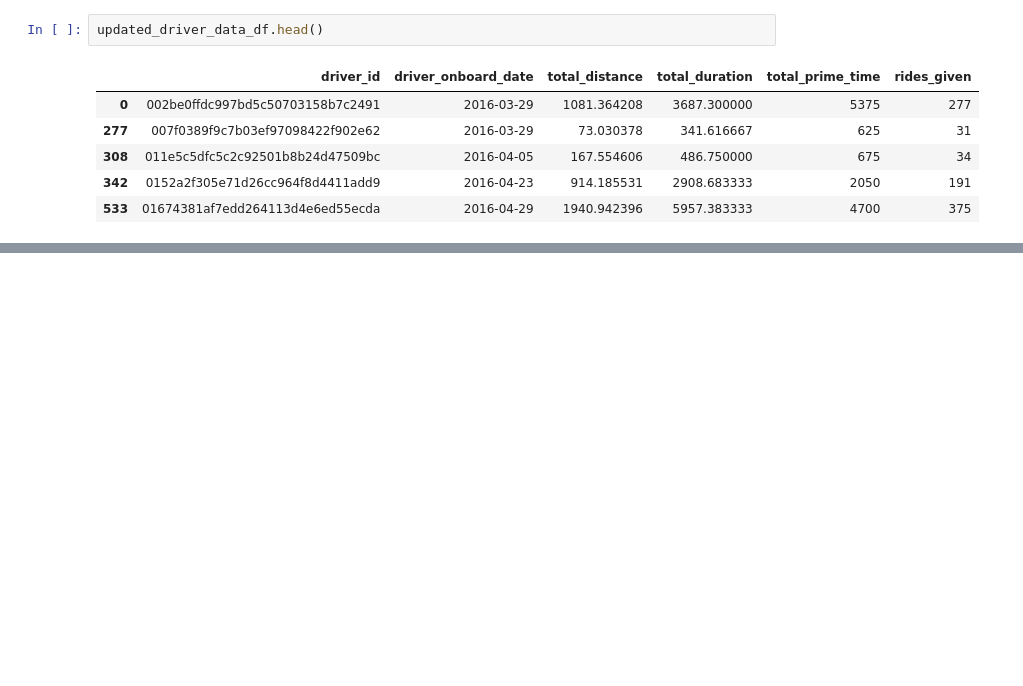
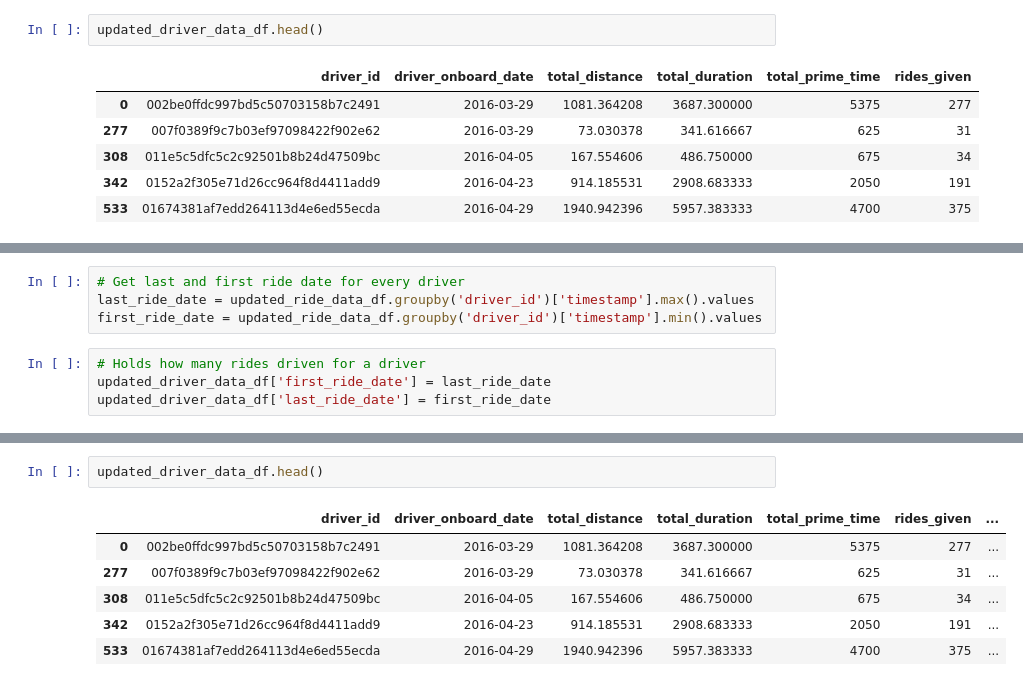
Before and after one commit to AugmentedMode/Lyft-Data-Challenge, a Jupyter notebook: Initial_insights.ipynb, the cells around one changed output, grey strips where cells are left out. Cells and saved outputs as stored; diff of their text form; blank space fills up the shorter version.

Commit message:
added first and last ride date columns

```diff
--- a/Initial_insights.ipynb
+++ b/Initial_insights.ipynb
@@ -192,0 +189,8 @@ Find last timestamp
+# %%
+# Get last and first ride date for every driver
+last_ride_date = updated_ride_data_df.groupby('driver_id')['timestamp'].max().values
+first_ride_date = updated_ride_data_df.groupby('driver_id')['timestamp'].min().values
+# %%
+# Holds how many rides driven for a driver
+updated_driver_data_df['first_ride_date'] = last_ride_date
+updated_driver_data_df['last_ride_date'] = first_ride_date
@@ -192,0 +208,9 @@ Find last timestamp
+# %%
+updated_driver_data_df.head()
+# %% [output]
+|  | driver_id | driver_onboard_date | total_distance | total_duration | total_prime_time | rides_given | ... |
+| 0 | 002be0ffdc997bd5c50703158b7c2491 | 2016-03-29 | 1081.364208 | 3687.300000 | 5375 | 277 | ... |
+| 277 | 007f0389f9c7b03ef97098422f902e62 | 2016-03-29 | 73.030378 | 341.616667 | 625 | 31 | ... |
+| 308 | 011e5c5dfc5c2c92501b8b24d47509bc | 2016-04-05 | 167.554606 | 486.750000 | 675 | 34 | ... |
+| 342 | 0152a2f305e71d26cc964f8d4411add9 | 2016-04-23 | 914.185531 | 2908.683333 | 2050 | 191 | ... |
+| 533 | 01674381af7edd264113d4e6ed55ecda | 2016-04-29 | 1940.942396 | 5957.383333 | 4700 | 375 | ... |
```
Also changed, not shown: parts of 2 cells of this notebook.
